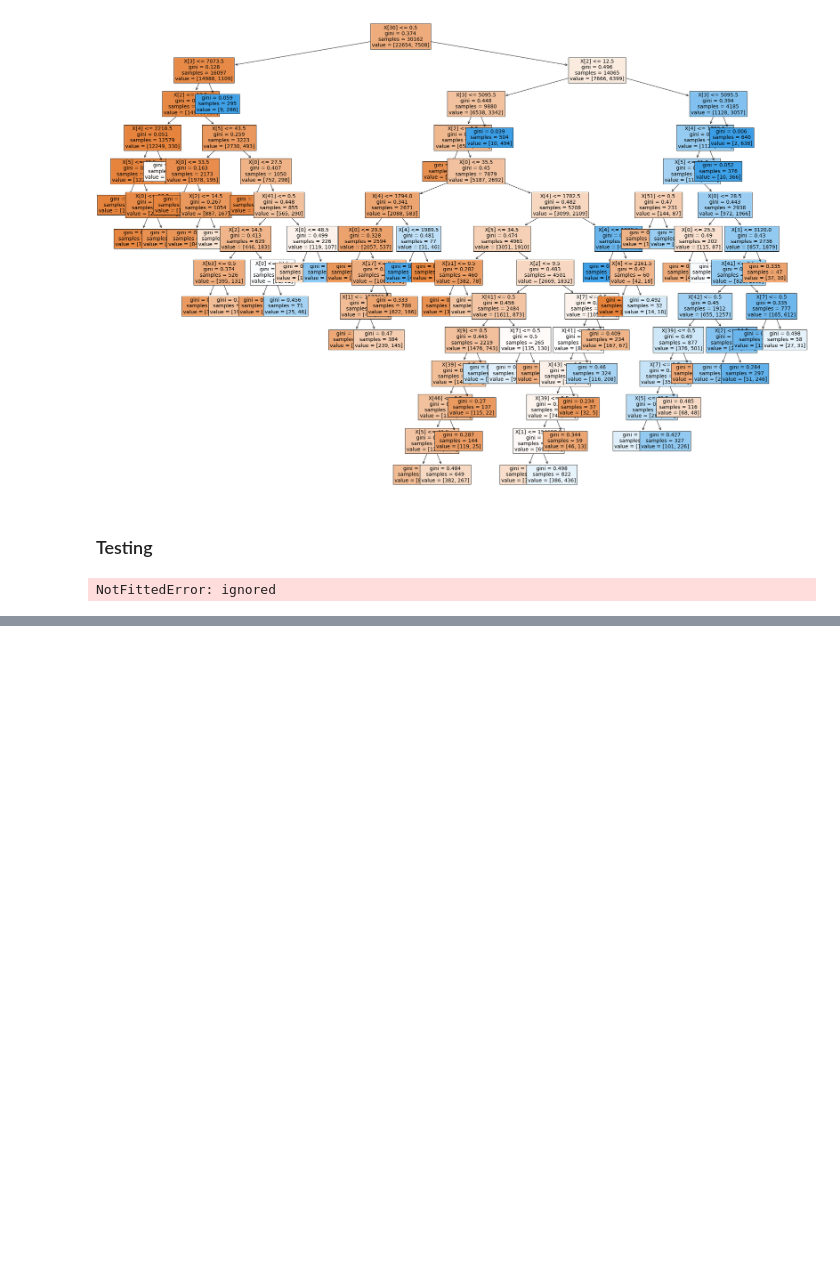
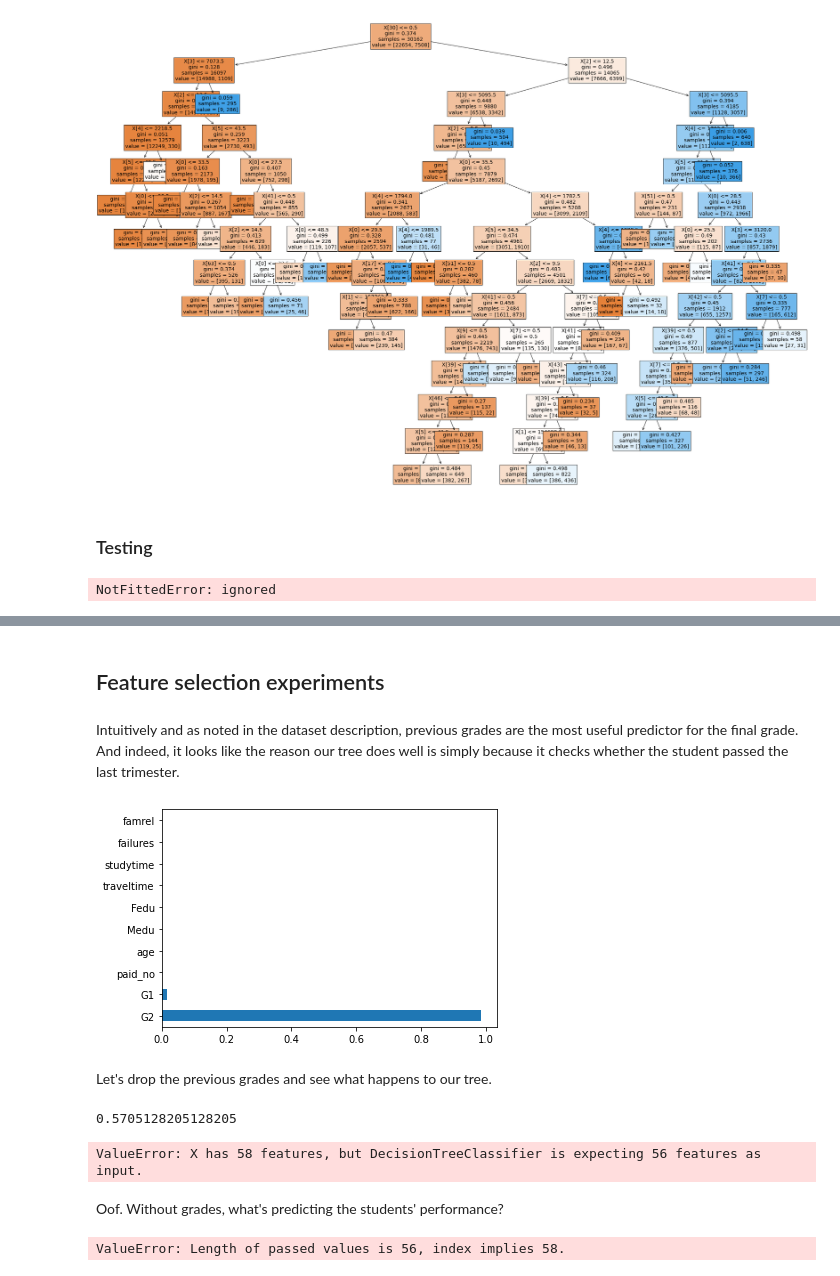
Before and after one commit to elvinzh/AMLP1, a Jupyter notebook: project1.ipynb, the cells around one changed output, grey strips where cells are left out. Saved outputs shown, nothing was run; the diff lists cells and outputs as text; code cells hidden in the pictures; blank space fills up the shorter version.

```diff
--- a/project1.ipynb
+++ b/project1.ipynb
@@ -310,0 +500,35 @@ NotFittedError: ignored
+# %% [markdown]
+## Feature selection experiments
+# %% [markdown]
+Intuitively and as noted in the dataset description, previous grades are the most useful predictor for the final grade. And indeed, it looks like the reason our tree does well is simply because it checks whether the student passed the last trimester.
+# %%
+feat_importances = pd.Series(best_tree.feature_importances_, index=X_test.columns)
+feat_importances.nlargest(10).plot(kind='barh')
+plt.show()
+# %% [output]
+[figure, added]
+# %% [markdown]
+Let's drop the previous grades and see what happens to our tree.
+# %%
+X_train_new, X_test_new, y_train_new, y_test_new = train_test_split(onehot_df.drop(columns=['G3', 'G2', 'G1']), onehot_df.G3, test_size=0.2, random_state=42)
+
+no_grade_tree = DecisionTreeClassifier(max_depth=5, min_samples_leaf=20, min_impurity_decrease=0.0)
+
+no_grade_tree.fit(X_train_new, y_train_new)
+pred = no_grade_tree.predict(X_test_new)
+fpr, tpr, thresholds = metrics.roc_curve(y_test_new, pred)
+metrics.auc(fpr, tpr)
+# %% [output]
+0.5705128205128205
+# %%
+metrics.plot_roc_curve(no_grade_tree, X_test, y_test)
+# %% [output]
+ValueError: X has 58 features, but DecisionTreeClassifier is expecting 56 features as input.
+# %% [markdown]
+Oof. Without grades, what's predicting the students' performance?
+# %%
+feat_importances = pd.Series(no_grade_tree.feature_importances_, index=X_test.columns)
+feat_importances.nlargest(10).plot(kind='barh')
+plt.show()
+# %% [output]
+ValueError: Length of passed values is 56, index implies 58.
```
Also changed, not shown: parts of 46 cells of this notebook, 1 other file.
